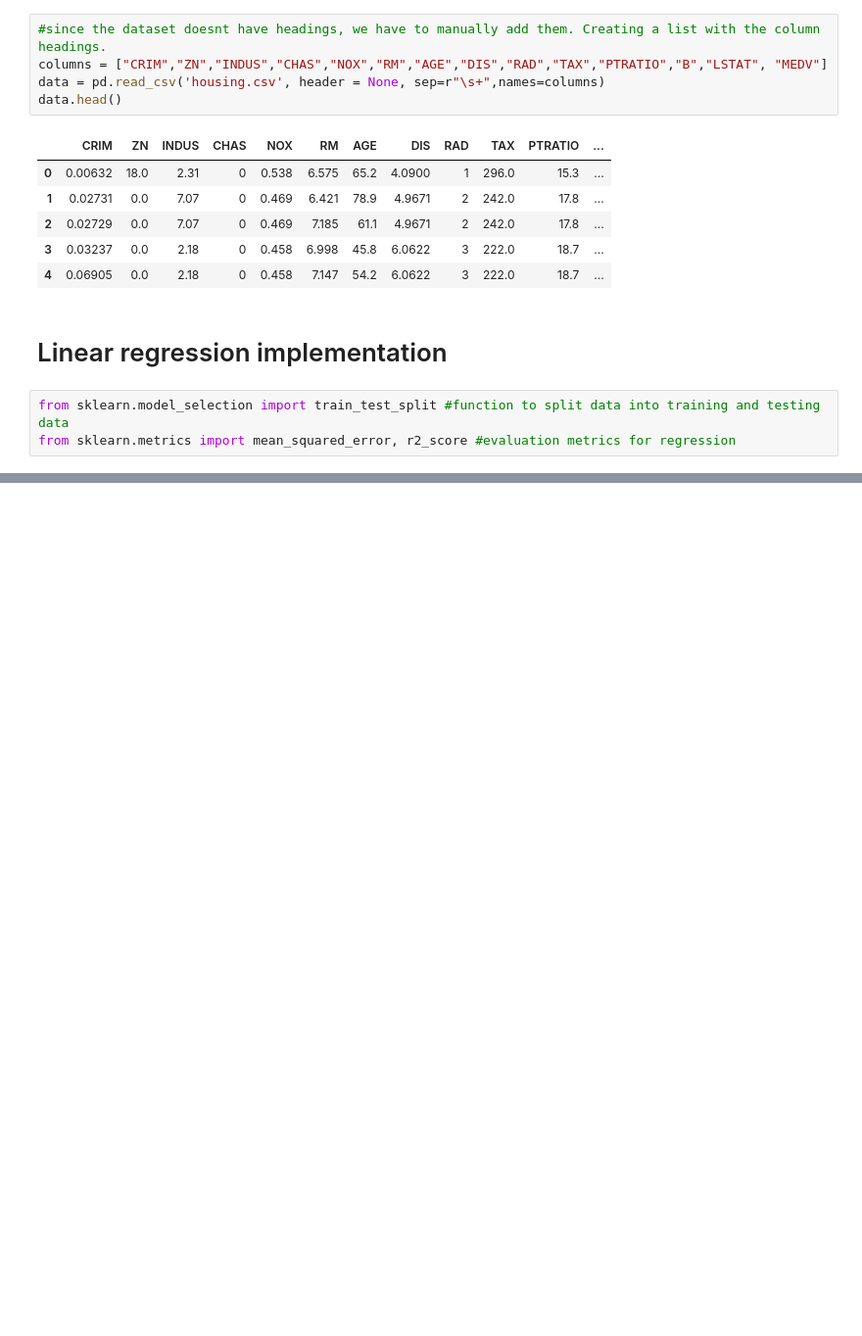
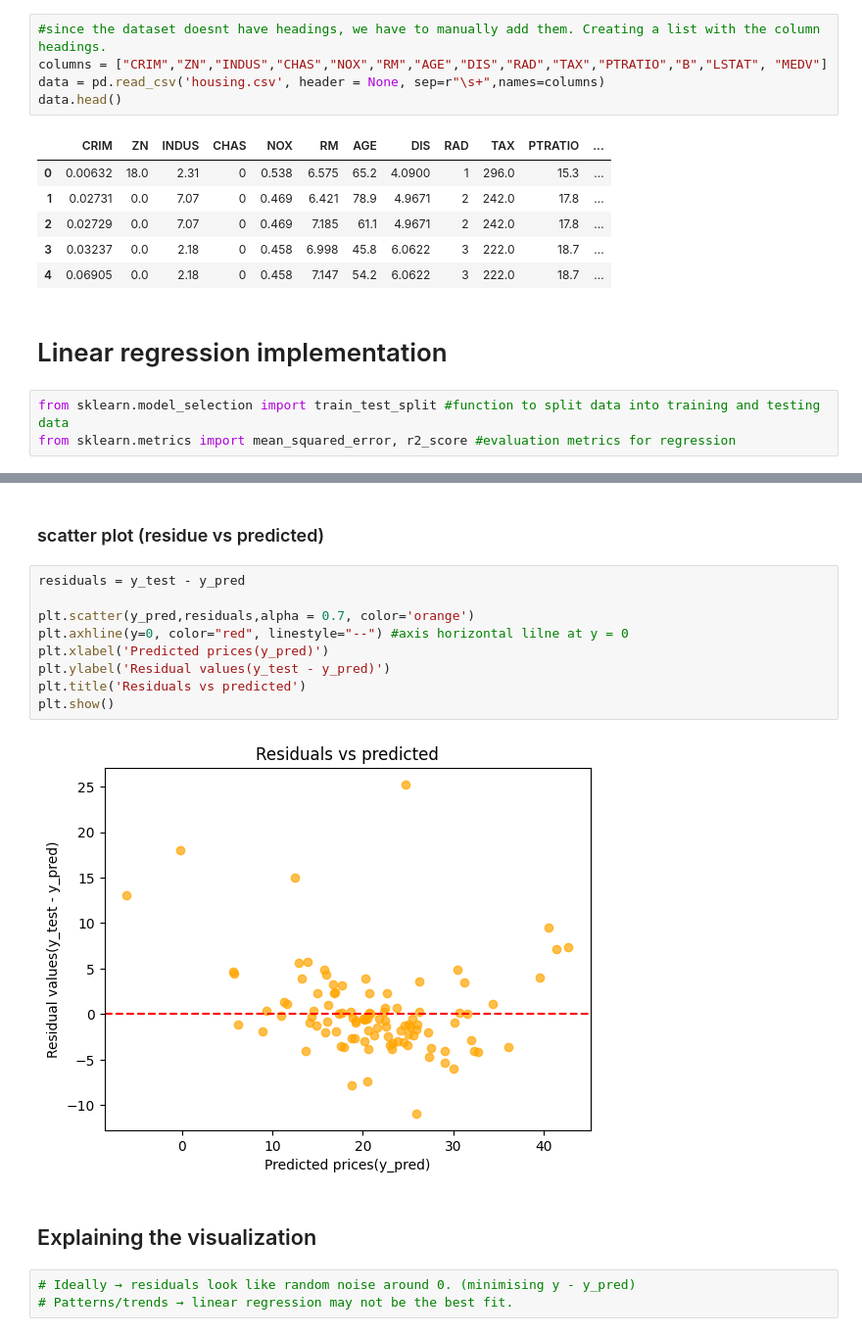
Before and after one commit to Asmitadg/ml-learning-algorithms, a Jupyter notebook: Linear regression.ipynb, the cells around one changed output, grey strips where cells are left out. Shown: that part at 98% size. Cells and saved outputs as stored; diff of their text form; blank space fills up the shorter version.

```diff
--- a/Linear regression.ipynb
+++ b/Linear regression.ipynb
@@ -69,0 +139,18 @@ from sklearn.metrics import mean_squared_error, r2_score #evaluation metrics for
+# %% [markdown]
+### scatter plot (residue vs predicted)
+# %%
+residuals = y_test - y_pred
+
+plt.scatter(y_pred,residuals,alpha = 0.7, color='orange')
+plt.axhline(y=0, color="red", linestyle="--") #axis horizontal lilne at y = 0
+plt.xlabel('Predicted prices(y_pred)')
+plt.ylabel('Residual values(y_test - y_pred)')
+plt.title('Residuals vs predicted')
+plt.show()
+# %% [output]
+[figure, added]
+# %% [markdown]
+## Explaining the visualization
+# %%
+# Ideally → residuals look like random noise around 0. (minimising y - y_pred)
+# Patterns/trends → linear regression may not be the best fit.
```
Also changed, not shown: parts of 16 cells of this notebook.
